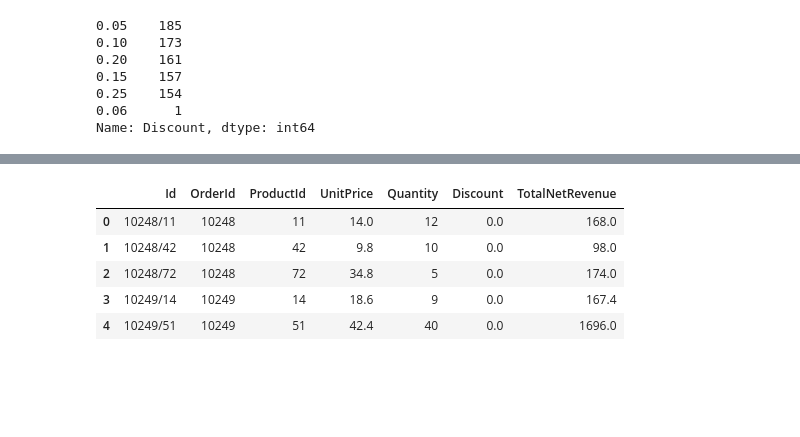
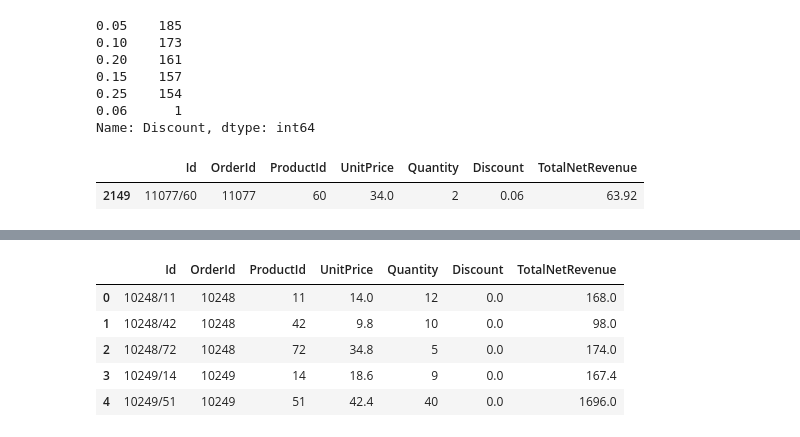
Before and after one commit to witchlane/dsc-mod-3-project-online-ds-sp-000, a Jupyter notebook: MOD-3-PROJECT.ipynb, the cells around one changed output, grey strips where cells are left out. Cells and saved outputs as stored; diff of their text form; code cells hidden in the pictures; blank space fills up the shorter version.

```diff
--- a/MOD-3-PROJECT.ipynb
+++ b/MOD-3-PROJECT.ipynb
@@ -307,3 +307,8 @@ order_detail_with_discounts_df['Discount'].value_counts()
 0.25    154
 0.06      1
 Name: Discount, dtype: int64
+# %%
+order_detail_with_discounts_df[order_detail_with_discounts_df['Discount']==0.06].head()
+# %% [output]
+|  | Id | OrderId | ProductId | UnitPrice | Quantity | Discount | TotalNetRevenue |
+| 2149 | 11077/60 | 11077 | 60 | 34.0 | 2 | 0.06 | 63.92 |
```
Also changed, not shown: parts of 6 cells of this notebook.
